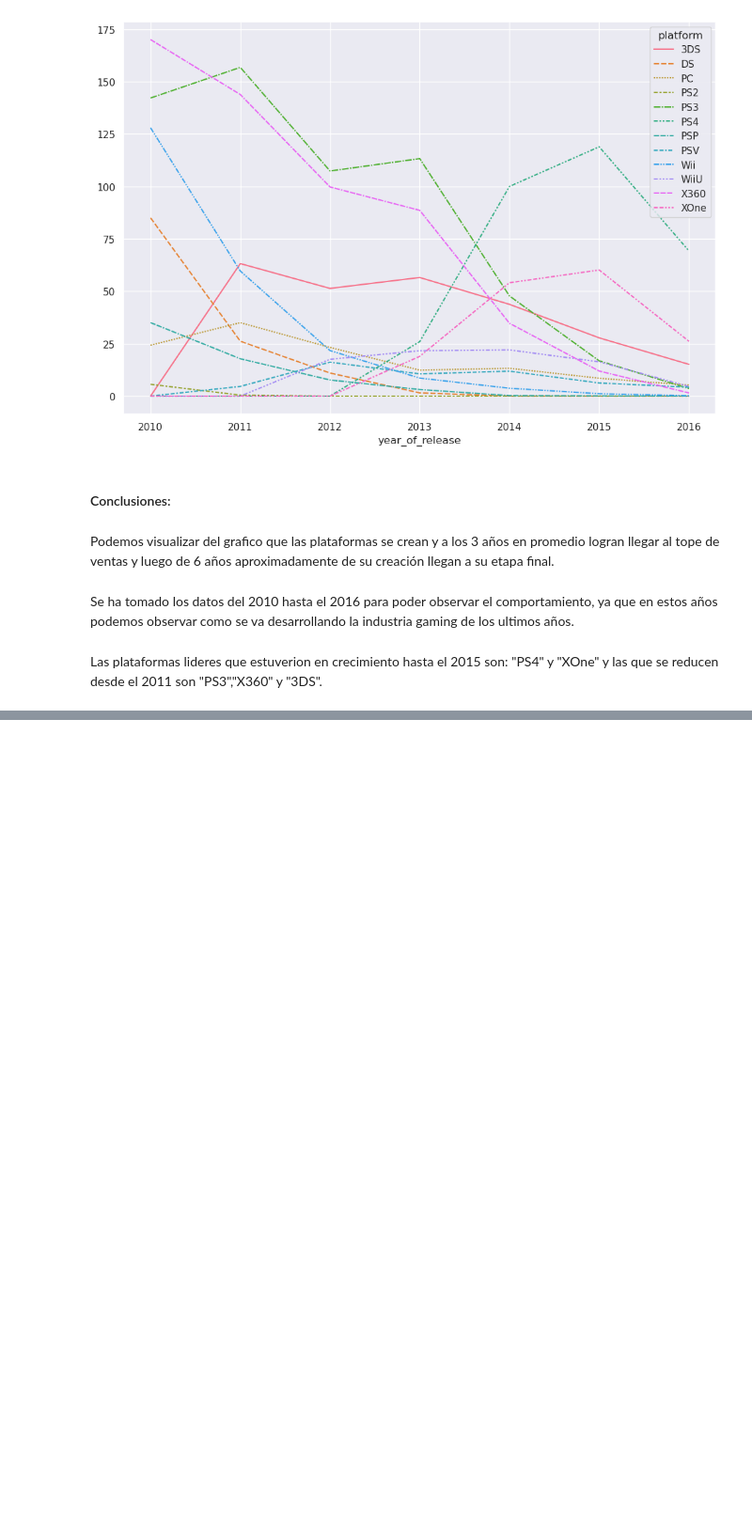
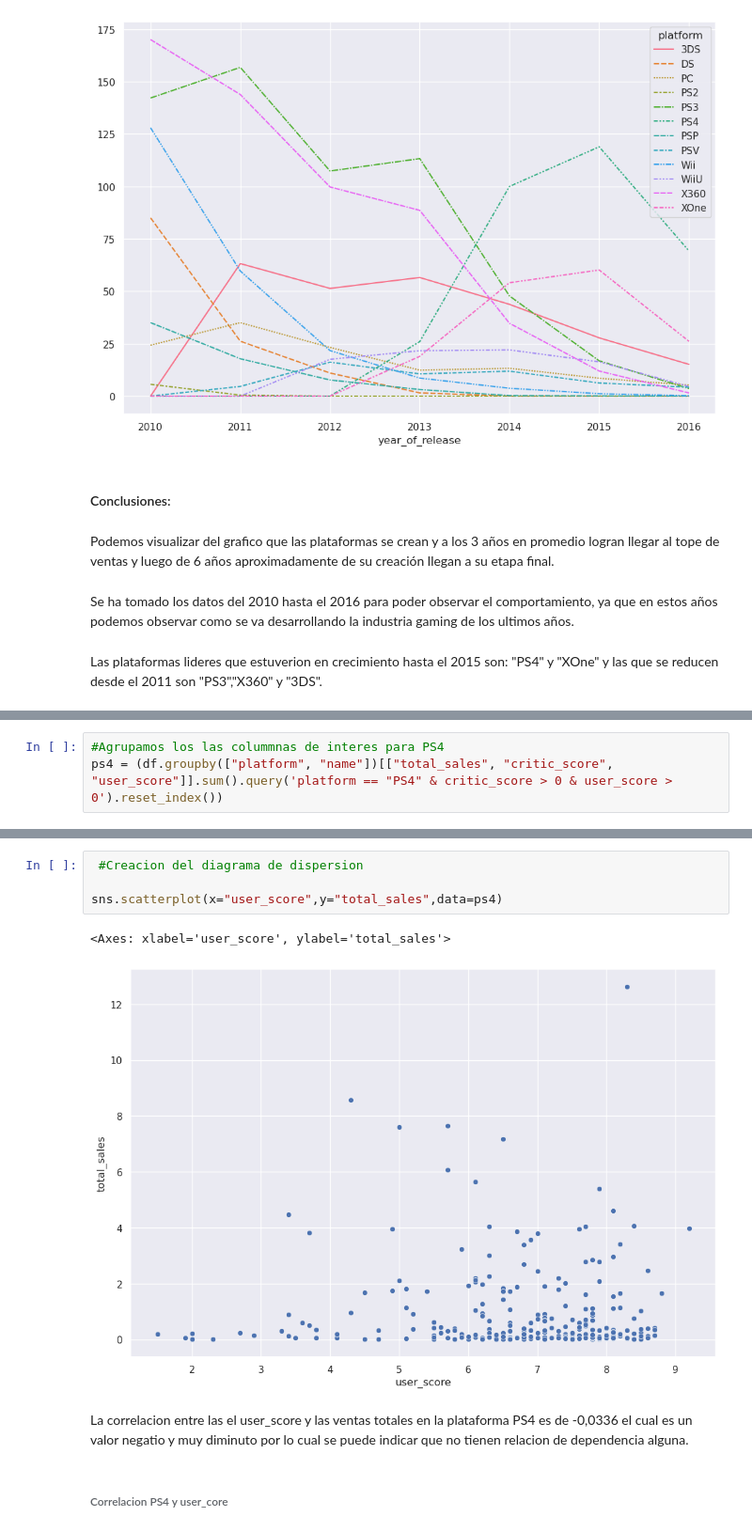
Before and after one commit to ManuelMorales-26/Analitics_game, a Jupyter notebook: games.ipynb, the cells around one changed output, grey strips where cells are left out. Shown at 94% size. Drawn from its saved outputs; the diff is of its cells as text; blank space fills up the shorter version.

```diff
--- a/games.ipynb
+++ b/games.ipynb
@@ -300,0 +311,3 @@ Las plataformas lideres que estuverion en crecimiento hasta el 2015 son: "PS4" y
+# %%
+#Agrupamos los las colummnas de interes para PS4
+ps4 = (df.groupby(["platform", "name"])[["total_sales", "critic_score", "user_score"]].sum().query('platform == "PS4" & critic_score > 0 & user_score > 0').reset_index())
@@ -300,0 +323,11 @@ Las plataformas lideres que estuverion en crecimiento hasta el 2015 son: "PS4" y
+# %%
+ #Creacion del diagrama de dispersion
+
+sns.scatterplot(x="user_score",y="total_sales",data=ps4)
+# %% [output]
+<Axes: xlabel='user_score', ylabel='total_sales'>
+[figure, added]
+# %% [markdown]
+La correlacion entre las el user_score y las ventas totales en la plataforma PS4 es de -0,0336 el cual es un valor negatio y muy diminuto por lo cual se puede indicar que no tienen relacion de dependencia alguna.
+# %% [markdown]
+###### Correlacion PS4 y user_core
```
Also changed, not shown: parts of 23 cells of this notebook.
